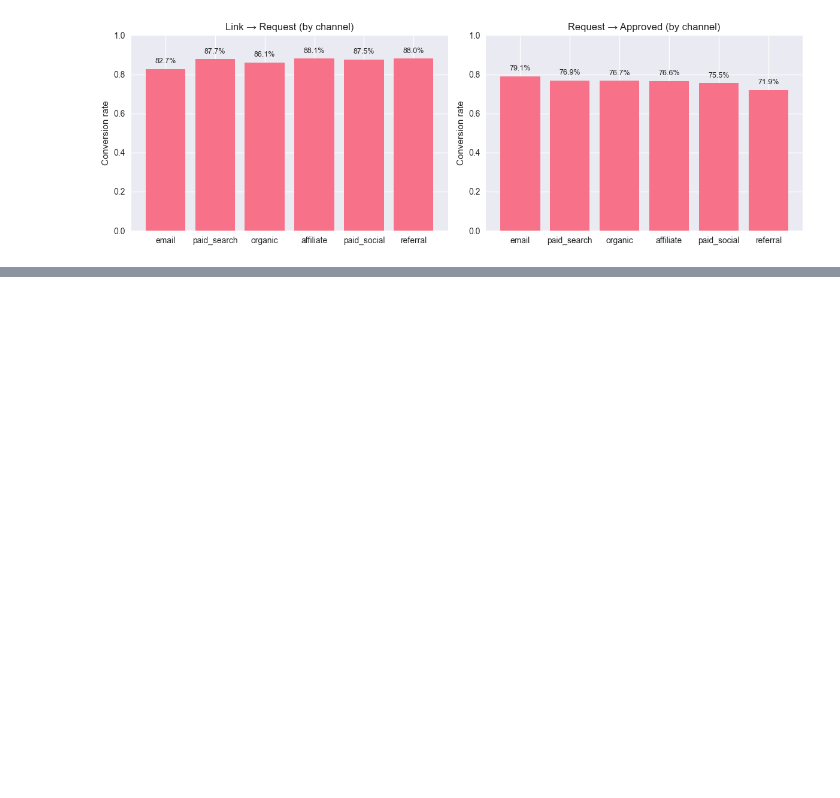
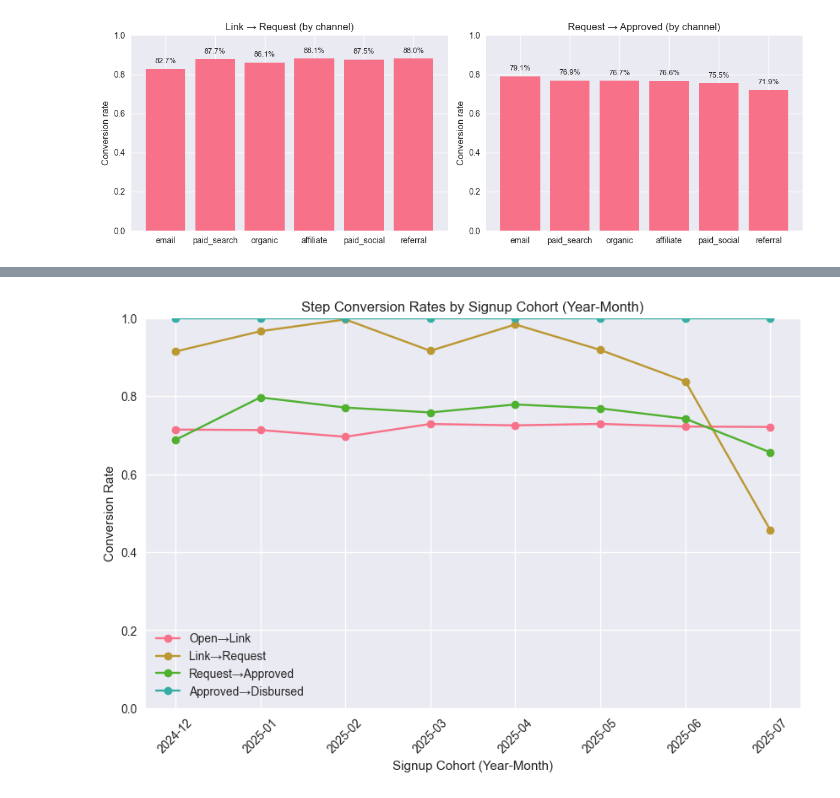
Before and after one commit to sh2nam/bree-takehome-nam, a Jupyter notebook: notebooks/2_funnel_growth_deep_dive.ipynb, the cells around one changed output, grey strips where cells are left out. Saved outputs shown, nothing was run; the diff lists cells and outputs as text; code cells hidden in the pictures; blank space fills up the shorter version.

```diff
--- a/notebooks/2_funnel_growth_deep_dive.ipynb
+++ b/notebooks/2_funnel_growth_deep_dive.ipynb
@@ -594,0 +569,27 @@ plt.tight_layout(); plt.show()
+# %%
+# Create year-month label if not already in the dataframe
+cohort_df["signup_period"] = (
+    cohort_df["signup_year"].astype(str) + "-" +
+    cohort_df["signup_month"].astype(str).str.zfill(2)
+)
+
+steps = [
+    ("r_open_to_link", "Open→Link"),
+    ("r_link_to_request", "Link→Request"),
+    ("r_request_to_approved", "Request→Approved"),
+    ("r_approved_to_disbursed", "Approved→Disbursed"),
+]
+
+plt.figure(figsize=(10,6))
+for col, label in steps:
+    plt.plot(cohort_df["signup_period"], cohort_df[col], marker="o", label=label)
+
+plt.title("Step Conversion Rates by Signup Cohort (Year-Month)")
+plt.xlabel("Signup Cohort (Year-Month)")
+plt.ylabel("Conversion Rate")
+plt.xticks(rotation=45)
+plt.ylim(0,1)
+plt.legend()
+plt.show()
+# %% [output]
+[figure, added]
```
Also changed, not shown: parts of 11 cells of this notebook, 2 other files.
